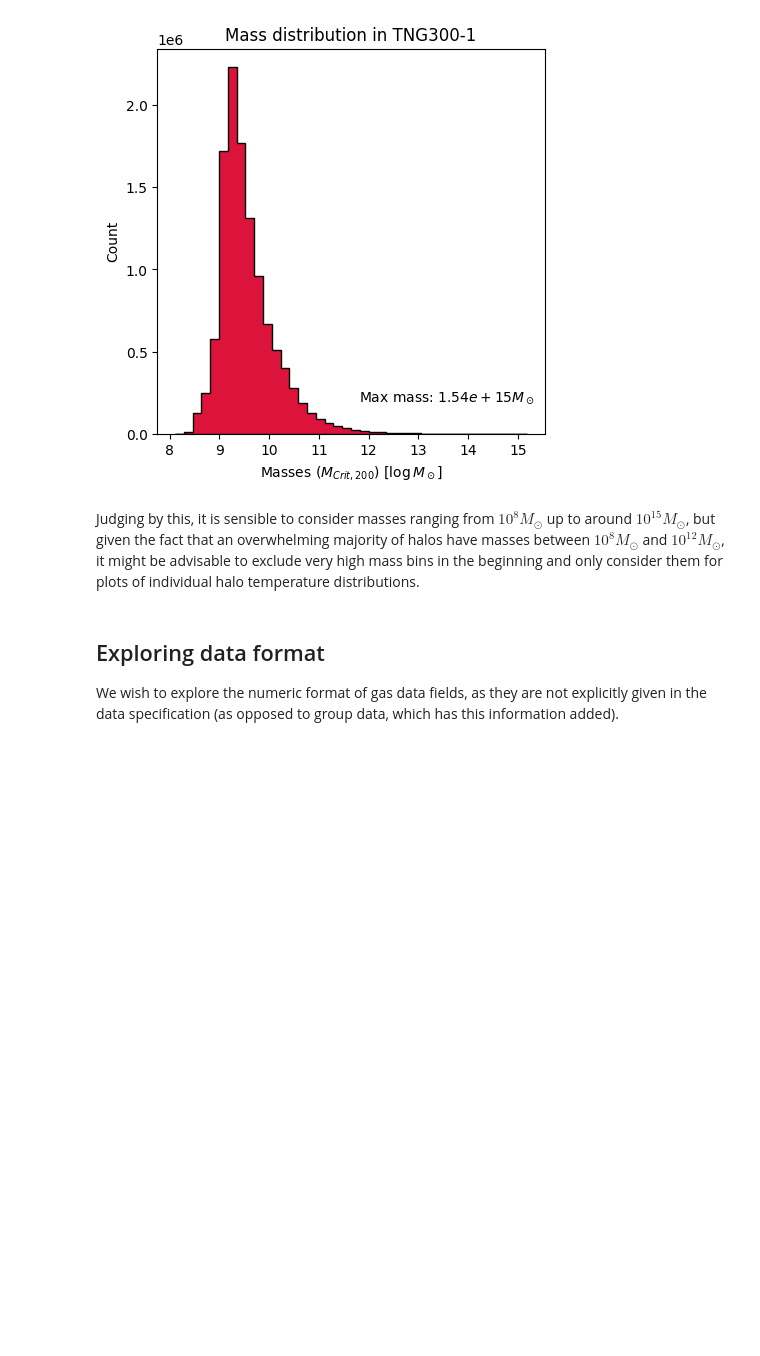
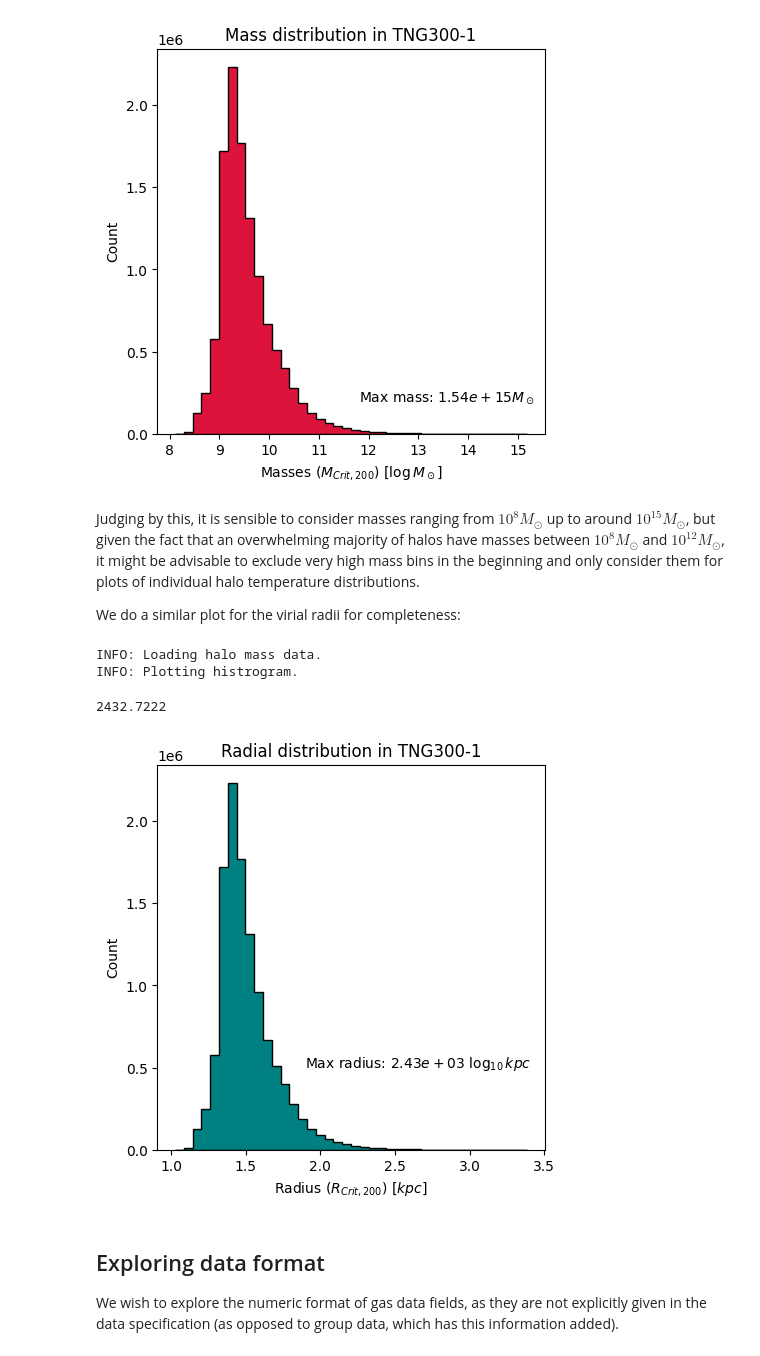
Before and after one commit to MilanStaffehl/TNG-Cluster-paper, a Jupyter notebook: notebooks/playground.ipynb, the cells around one changed output. Drawn from its saved outputs; the diff is of its cells as text; code cells hidden in the pictures; blank space fills up the shorter version.

```diff
--- a/notebooks/playground.ipynb
+++ b/notebooks/playground.ipynb
@@ -93,6 +91,46 @@ INFO: Plotting histrogram.
 [figure]
 # %% [markdown]
 Judging by this, it is sensible to consider masses ranging from $10^8 M_\odot$ up to around $10^{15} M_\odot$, but given the fact that an overwhelming majority of halos have masses between $10^8 M_\odot$ and $10^{12} M_\odot$, it might be advisable to exclude very high mass bins in the beginning and only consider them for plots of individual halo temperature distributions.
+
+We do a similar plot for the virial radii for completeness:
+# %%
+def plot_halo_radial_distribution() -> float:
+    """Plot the mass distribution of halos in TNG300-1"""
+    logger.info("Loading halo mass data.")
+    cfg = config.get_default_config(MAIN_SIM)
+    radii = il.groupcat.loadHalos(
+        cfg.base_path, cfg.snap_num, fields=cfg.radius_field
+    )
+    # adjust for units
+    radii = radii / constants.HUBBLE
+
+    max_radius = np.max(radii)
+
+    # plot hist of masses in log scale
+    logger.info("Plotting histrogram.")
+    fig, axes = plt.subplots(figsize=(5, 5))
+    axes.set_xlabel(r"Radius ($R_{Crit, 200}$) [$kpc$]")
+    axes.set_ylabel("Count")
+    axes.set_title("Radial distribution in TNG300-1")
+    plot_config = {
+        "bins": 40,
+        "histtype": "stepfilled",
+        "log": False,
+        "edgecolor": "black",
+        "facecolor": "teal",
+    }
+    # plot only the log and exclude masses near zero
+    axes.hist(np.log10(radii[(radii > 1)]), **plot_config)
+    # add info on min and max mass
+    axes.text(1.9, 5e5, rf"Max radius: ${max_radius:.2e} \ \log_{{10}} kpc$")
+    return max_radius
+# %%
+plot_halo_radial_distribution()
+# %% [output]
+INFO: Loading halo mass data.
+INFO: Plotting histrogram.
+2432.7222
+[figure, added]
 # %% [markdown]
 ## Exploring data format
 
```
Also changed, not shown: parts of 2 cells of this notebook, 2 other files.
